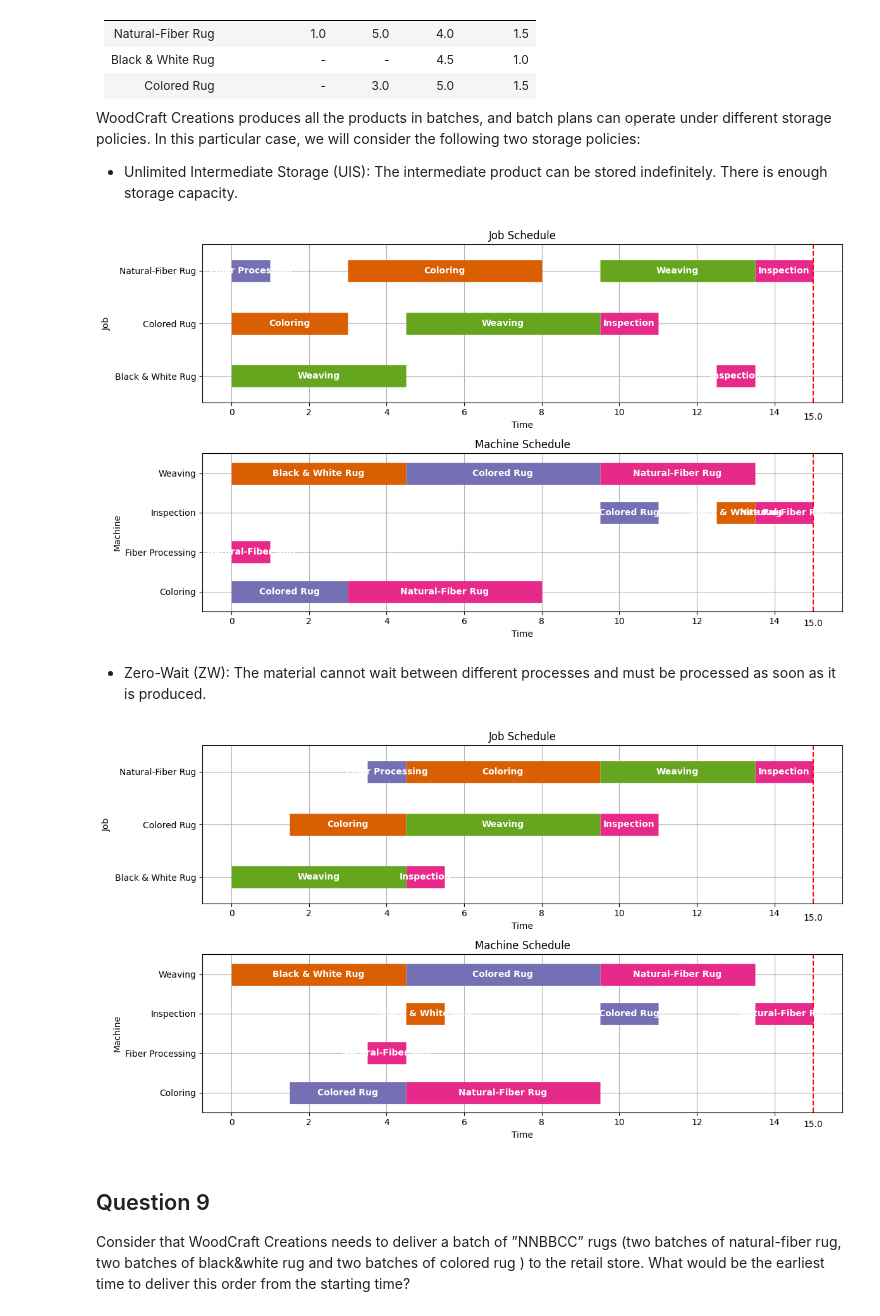
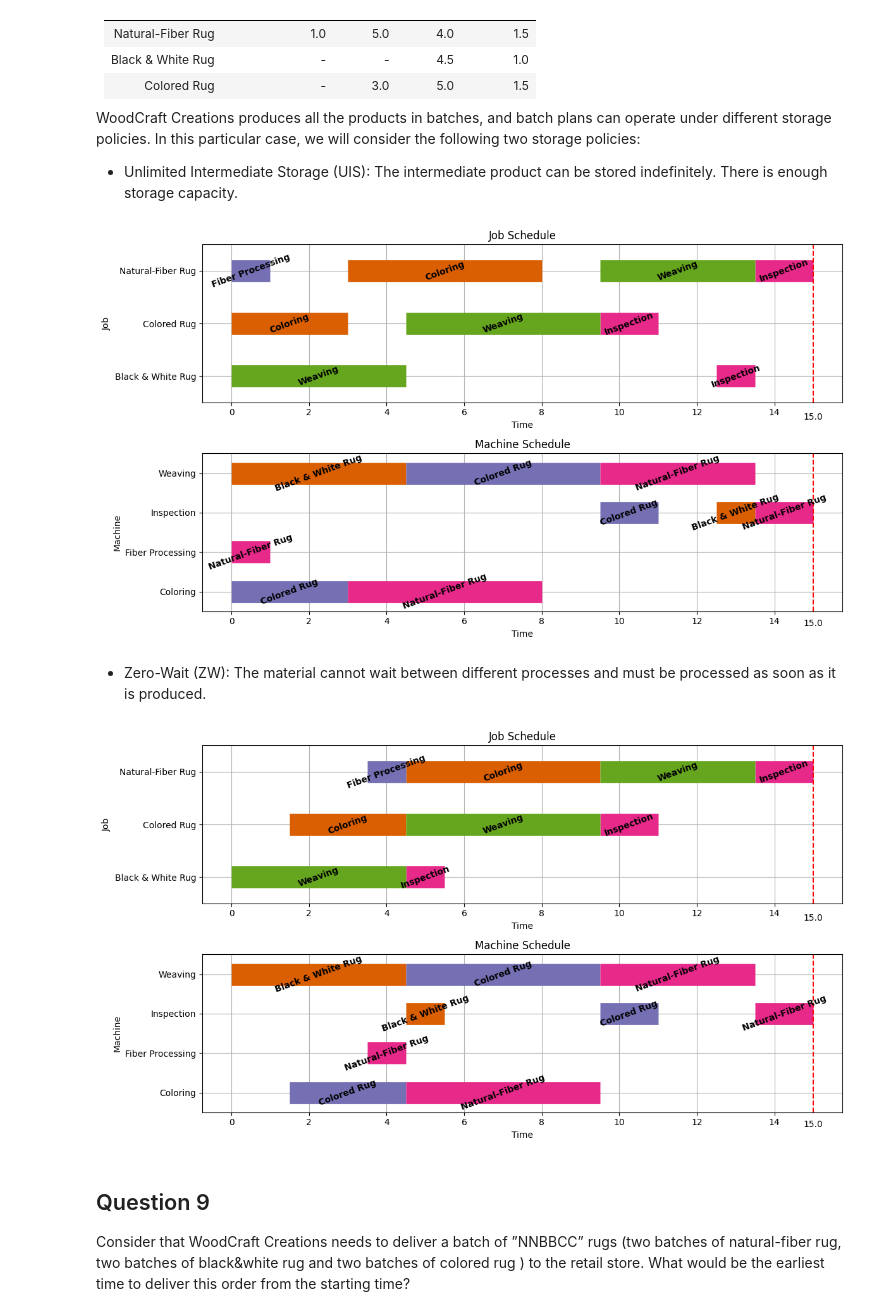
Before and after one commit to Ualh/operation_management, a Jupyter notebook: group7.ipynb, the cells around one changed output. Drawn from its saved outputs; the diff is of its cells as text; code cells hidden in the pictures.

```diff
--- a/group7.ipynb
+++ b/group7.ipynb
@@ -3244,7 +3244,7 @@ def visualize(results):
     makespan = schedule['Finish'].max()
 
     bar_style = {'alpha':1.0, 'lw':25, 'solid_capstyle':'butt'}
-    text_style = {'color':'white', 'weight':'bold', 'ha':'center', 'va':'center'}
+    text_style = {'color':'black', 'weight':'bold', 'ha':'center', 'va':'center', 'rotation': 20}
     colors = mpl.cm.Dark2.colors
 
     schedule.sort_values(by=['Job', 'Start'])
@@ -3350,7 +3350,7 @@ def jobshop_model(TASKS):
 results = jobshop_model(TASKS)
 visualize(results)
 # %% [output]
-[figure, old version]
+[figure, new version]
 # %% [markdown]
 - Zero-Wait (ZW): The material cannot wait between different processes and must be processed as soon as it is produced.
 # %%
@@ -3398,79 +3398,34 @@ def jobshop_model_zero_wait(TASKS):
 
     if status == pywraplp.Solver.OPTIMAL:
         results = [{'Job': t[0],
                     'Machine': t[1],
                     'Start': start[t].solution_value(),
                     'Duration': TASKS[t]['dur'],
                     'Finish': start[t].solution_value() + TASKS[t]['dur']}
                    for t in TASKS.keys()]
         return results
     else:
         print('The problem does not have an optimal solution.')
         return None
 
-def visualize(results):
-    import matplotlib.pyplot as plt
-    import matplotlib as mpl
-    import pandas as pd
-
-    schedule = pd.DataFrame(results)
-    JOBS = sorted(list(schedule['Job'].unique()))
-    MACHINES = sorted(list(schedule['Machine'].unique()))
-    makespan = schedule['Finish'].max()
-
-    bar_style = {'alpha': 1.0, 'lw': 25, 'solid_capstyle': 'butt'}
-    text_style = {'color': 'white', 'weight': 'bold', 'ha': 'center', 'va': 'center'}
-    colors = mpl.cm.Dark2.colors
-
-    schedule.sort_values(by=['Job', 'Start'], inplace=True)
-    schedule.set_index(['Job', 'Machine'], inplace=True)
-
-    fig, ax = plt.subplots(2, 1, figsize=(12, 5 + (len(JOBS) + len(MACHINES)) / 4))
-
-    for jdx, j in enumerate(JOBS, 1):
-        for mdx, m in enumerate(MACHINES, 1):
-            if (j, m) in schedule.index:
-                xs = schedule.loc[(j, m), 'Start']
-                xf = schedule.loc[(j, m), 'Finish']
-                ax[0].plot([xs, xf], [jdx] * 2, c=colors[mdx % 7], **bar_style)
-                ax[0].text((xs + xf) / 2, jdx, m, **text_style)
-                ax[1].plot([xs, xf], [mdx] * 2, c=colors[jdx % 7], **bar_style)
-                ax[1].text((xs + xf) / 2, mdx, j, **text_style)
-
-    ax[0].set_title('Job Schedule')
-    ax[0].set_ylabel('Job')
-    ax[1].set_title('Machine Schedule')
-    ax[1].set_ylabel('Machine')
-
-    for idx, s in enumerate([JOBS, MACHINES]):
-        ax[idx].set_ylim(0.5, len(s) + 0.5)
-        ax[idx].set_yticks(range(1, 1 + len(s)))
-        ax[idx].set_yticklabels(s)
-        ax[idx].text(makespan, ax[idx].get_ylim()[0] - 0.2, "{0:0.1f}".format(makespan), ha='center', va='top')
-        ax[idx].plot([makespan] * 2, ax[idx].get_ylim(), 'r--')
-        ax[idx].set_xlabel('Time')
-        ax[idx].grid(True)
-
-    fig.tight_layout()
-
 # Define tasks
 TASKS = {
     ('Natural-Fiber Rug', 'Fiber Processing'): {'dur': 1.0, 'prec': None},
     ('Natural-Fiber Rug', 'Coloring'): {'dur': 5.0, 'prec': ('Natural-Fiber Rug', 'Fiber Processing')},
     ('Natural-Fiber Rug', 'Weaving'): {'dur': 4.0, 'prec': ('Natural-Fiber Rug', 'Coloring')},
     ('Natural-Fiber Rug', 'Inspection'): {'dur': 1.5, 'prec': ('Natural-Fiber Rug', 'Weaving')},
     ('Black & White Rug', 'Weaving'): {'dur': 4.5, 'prec': None},
     ('Black & White Rug', 'Inspection'): {'dur': 1.0, 'prec': ('Black & White Rug', 'Weaving')},
     ('Colored Rug', 'Coloring'): {'dur': 3.0, 'prec': None},
     ('Colored Rug', 'Weaving'): {'dur': 5.0, 'prec': ('Colored Rug', 'Coloring')},
     ('Colored Rug', 'Inspection'): {'dur': 1.5, 'prec': ('Colored Rug', 'Weaving')}
 }
 
 # Run the model with zero-wait constraint
 results = jobshop_model_zero_wait(TASKS)
 visualize(results)
 # %% [output]
-[figure, old version]
+[figure, new version]
 # %% [markdown]
 ## Question 9
 Consider that WoodCraft Creations needs to deliver a batch of ”NNBBCC” rugs (two
```
Also changed, not shown: parts of 5 cells of this notebook, 9 other files.
